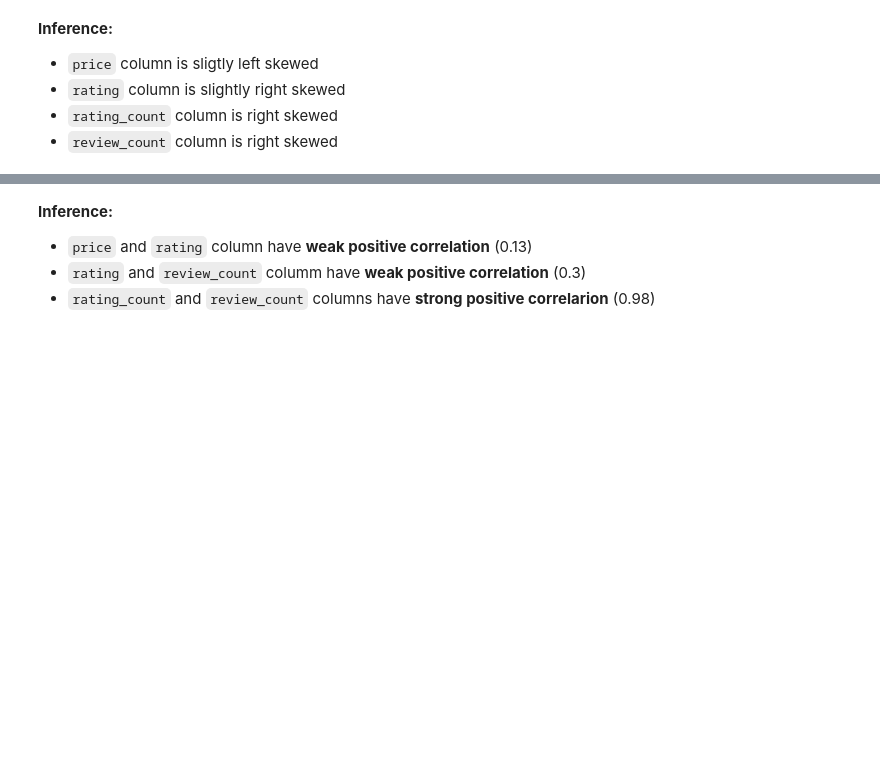
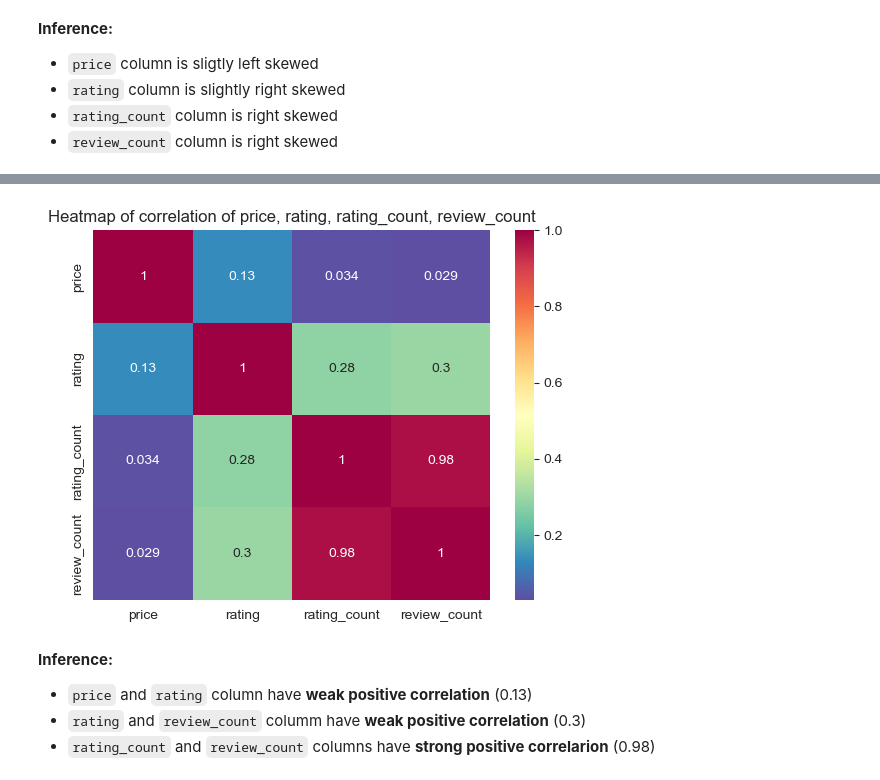
Before and after one commit to Asifdotexe/flipkart-electric-scooter-data-analysis, a Jupyter notebook: Electric Scooter Exploratory Data Analysis.ipynb, the cells around one changed output, grey strips where cells are left out. Cells and saved outputs as stored; diff of their text form; code cells hidden in the pictures; blank space fills up the shorter version.

```diff
--- a/Electric Scooter Exploratory Data Analysis.ipynb
+++ b/Electric Scooter Exploratory Data Analysis.ipynb
@@ -133,3 +143,11 @@ plt.show()
+# %%
+# making a heatmap of price column,rating column,rating_count column and review_count column
+sns.heatmap(df[['price','rating', 'rating_count','review_count']].corr(),
+            annot=True, cmap= 'Spectral_r')
+plt.title('Heatmap of correlation of price, rating, rating_count, review_count')
+plt.show()
+# %% [output]
+[figure, added]
 # %% [markdown]
 **Inference:**
 - `price` and `rating` column have __weak positive correlation__ (0.13)
```
Also changed, not shown: parts of 14 cells of this notebook.
